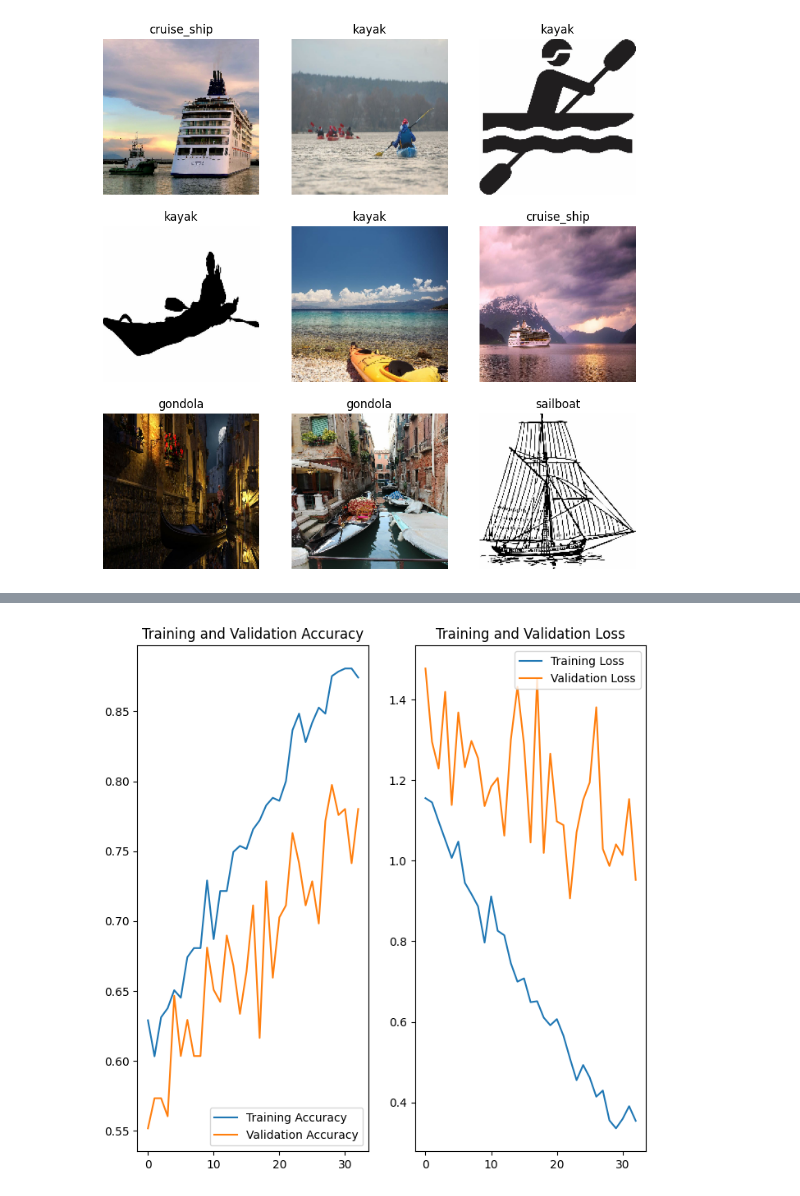
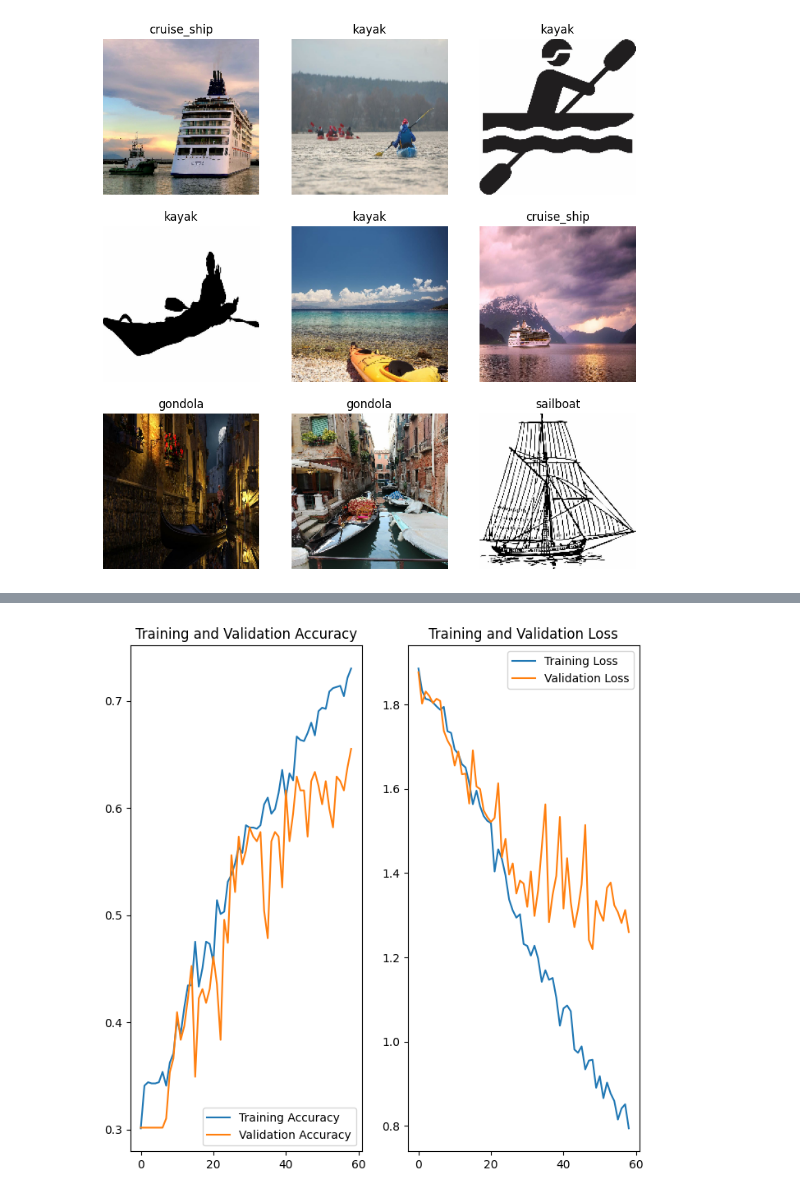
Before and after one commit to tksundar/automatic_port_operations, a Jupyter notebook: automatic_port.ipynb, the cells around one changed output, grey strips where cells are left out. Drawn from its saved outputs; the diff is of its cells as text; code cells hidden in the pictures.

```diff
--- a/automatic_port.ipynb
+++ b/automatic_port.ipynb
@@ -129,7 +21,7 @@ width = 180
 batch_size = 32
 # %%
 import pathlib
-data_dir = pathlib.Path(train_dir)
+data_dir = pathlib.Path(boats_dir)
 image_count = len(list(data_dir.glob('*/*.jpg')))
 print(image_count)
 # %% [output]
@@ -260,18 +144,47 @@ Model: "sequential_6"
+# %%
+from tensorflow.keras.callbacks import ModelCheckpoint
+
+class MyCheckpoint(ModelCheckpoint):
+
+    def __init__(self,
+                 filepath,
+                 monitor="val_loss",
+                 verbose=0,
+                 save_best_only=False,
+                 save_weights_only=False,
+                 mode="auto",
+                 save_freq="epoch",
+                 initial_value_threshold=None,
+                 ):
+        super().__init__(filepath,
+                         monitor,
+                         verbose,
+                         save_best_only,
+                         save_weights_only,
+                         mode,
+                         save_freq,
+                         initial_value_threshold)
+
+        self.last_epoch_number = 0
+
+    def on_epoch_end(self,epoch,logs=None):
+        super().on_epoch_end(epoch,logs)
+        self.last_epoch_number =  epoch
+        print(f'epoch {epoch} completed')
 # %%
-
-from tensorflow.keras.callbacks import ModelCheckpoint
 from tensorflow.keras.callbacks import EarlyStopping
 
+
 early_stop=EarlyStopping(monitor='val_loss',mode='min',verbose=1,patience=10,min_delta=0.01)
-checkpoint=ModelCheckpoint('best_model.h5',monitor='val_loss',mode='min',verbose=1,save_best_only=True)
+checkpoint=MyCheckpoint('best_model.keras',monitor='val_loss',mode='min',verbose=1,save_best_only=True)
 
-
-epochs=50
+epochs=100
 history = model.fit(
   train_ds,
   validation_data=val_ds,
   epochs=epochs,
   batch_size = batch_size,
+  # not specified. But i thought this was a good idea
   callbacks = [early_stop,checkpoint]
 )
 # %% [output]
@@ -336,24 +223,26 @@ WARNING:absl:You are saving your model as an HDF5 file via `model.save()` or `ke
 # %%
+import matplotlib.pyplot as plt
+
 acc = history.history['accuracy']
 val_acc = history.history['val_accuracy']
 
 loss = history.history['loss']
 val_loss = history.history['val_loss']
 
-epochs_range = range(33)
+epochs_range = range(checkpoint.last_epoch_number+1)
 
 plt.figure(figsize=(8, 8))
 plt.subplot(1, 2, 1)
 plt.plot(epochs_range, acc, label='Training Accuracy')
 plt.plot(epochs_range, val_acc, label='Validation Accuracy')
 plt.legend(loc='lower right')
 plt.title('Training and Validation Accuracy')
 
 plt.subplot(1, 2, 2)
 plt.plot(epochs_range, loss, label='Training Loss')
 plt.plot(epochs_range, val_loss, label='Validation Loss')
 plt.legend(loc='upper right')
 plt.title('Training and Validation Loss')
 plt.show()
 # %% [output]
-[figure, old version]
+[figure, new version]
```
Also changed, not shown: parts of 20 cells of this notebook.
